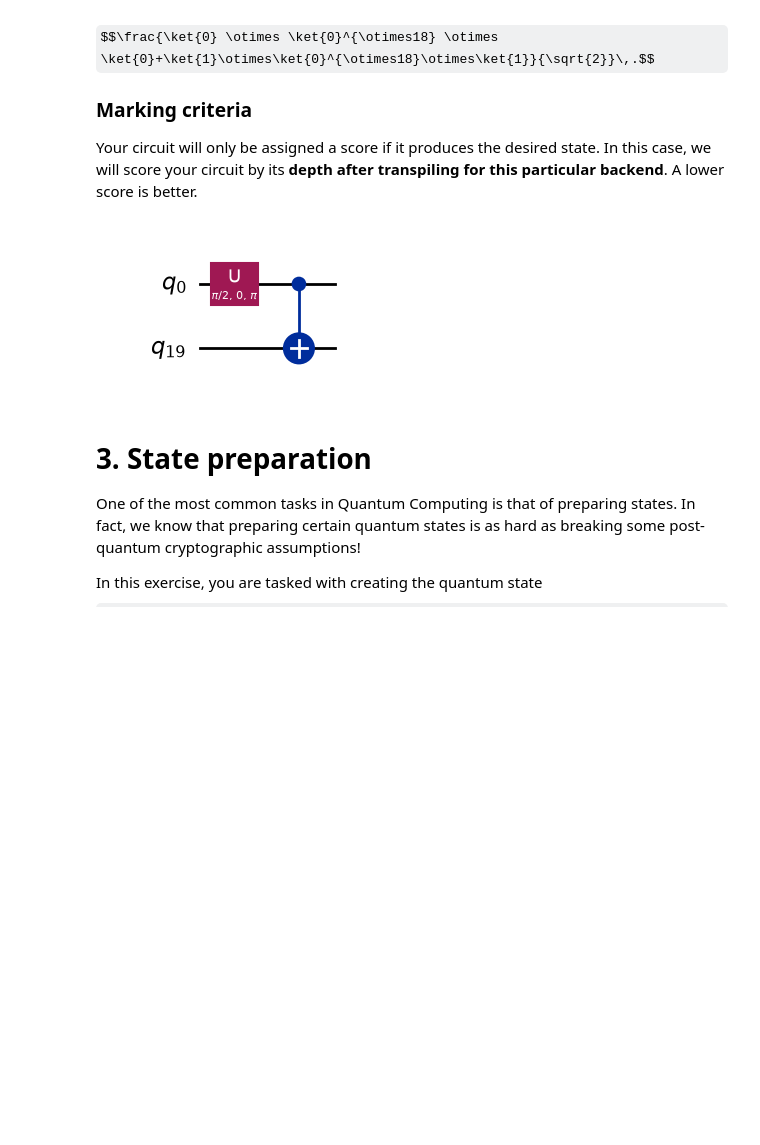
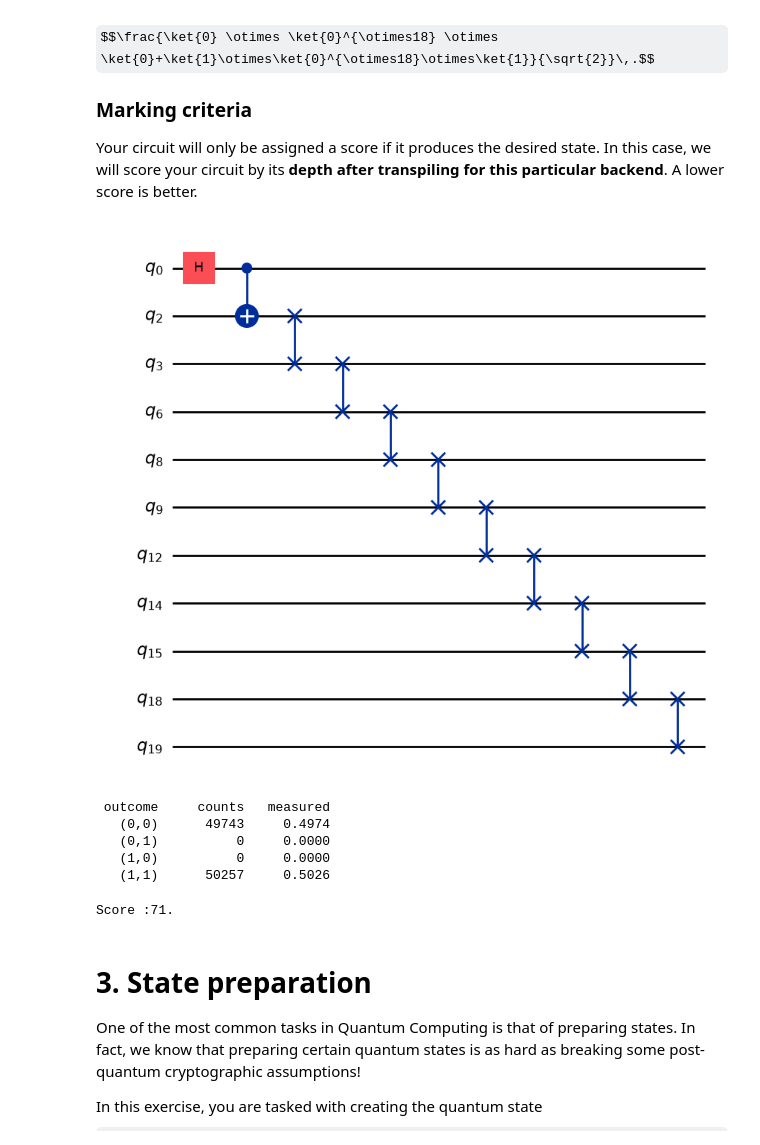
Before and after one commit to jzywiecki/quantum-computing-hackathon, a Jupyter notebook: Questions2026.ipynb, the cells around one changed output. Drawn from its saved outputs; the diff is of its cells as text; code cells hidden in the pictures; some formulas as TeX source; blank space fills up the shorter version.

```diff
--- a/Questions2026.ipynb
+++ b/Questions2026.ipynb
@@ -214,19 +214,58 @@ Your circuit will only be assigned a score if it produces the desired state. In
 # %%
 # SUBMISSION CELL
 from qiskit import QuantumCircuit
 
 qc = QuantumCircuit(20, 2)
 # YOUR CODE HERE
 from qiskit.transpiler.preset_passmanagers import generate_preset_pass_manager
 
 pm = generate_preset_pass_manager(backend=backend, optimization_level=1)
-qc.h(0)
-qc.cx(0, 19)
-# qc.measure([0, 19], [0, 1])
-qc_transpiled = pm.run(qc)
-qc.decompose(reps=100).draw("mpl", idle_wires=False)
+route = [0, 2, 3, 6, 8, 9, 12, 14, 15, 18, 19]
+qc.h(route[0])
+qc.cx(route[0], route[1])
+for i in range(1, len(route) - 1):
+    qc.swap(route[i], route[i + 1])
+display(qc.draw("mpl", idle_wires=False))
+qc = qc.decompose(reps=100)
 # %% [output]
-[figure, old version]
+[figure, new version]
+# %%
+def measure_statistics(circuit, shots=100_000, seed=42):
+    from qiskit.primitives import StatevectorSampler
+    import numpy as np
+
+    measured = circuit.copy()
+    measured.measure_all("meas")
+
+    sampler = StatevectorSampler(seed=seed)
+    result = sampler.run([measured], shots=shots).result()[0]
+    raw_counts = result.data.meas.get_counts()
+
+    counts = np.zeros(4)
+    for bits, n in raw_counts.items():
+        q19 = int(bits[0])
+        q0 = int(bits[-1])
+        idx = (q19 << 1) | q0
+        counts[idx] += n
+
+    return counts / shots, counts
+
+probs, counts = measure_statistics(qc)
+
+def fmt(y):
+    q19 = y >> 1
+    q0 = y & 1
+    return f"({q19},{q0})"
+
+print(f"{'outcome':>8} {'counts':>10} {'measured':>10}")
+for y in range(4):
+    print(f"{fmt(y):>8} {int(counts[y]):>10} {probs[y]:>10.4f}")
+# %% [output]
+ outcome     counts   measured
+   (0,0)      49743     0.4974
+   (0,1)          0     0.0000
+   (1,0)          0     0.0000
+   (1,1)      50257     0.5026
 # %%
 # SCORING CELL
 
@@ -256,6 +295,8 @@ def test_cnot_optimization(qc: QuantumCircuit, check_correctness=True) -> int:
     return pm.run(qc).depth()
 
 print(f"Score :{test_cnot_optimization(qc, True)}.")
+# %% [output]
+Score :71.
 # %% [markdown]
 # 3. State preparation
 
```
Also changed, not shown: parts of 3 cells of this notebook.
